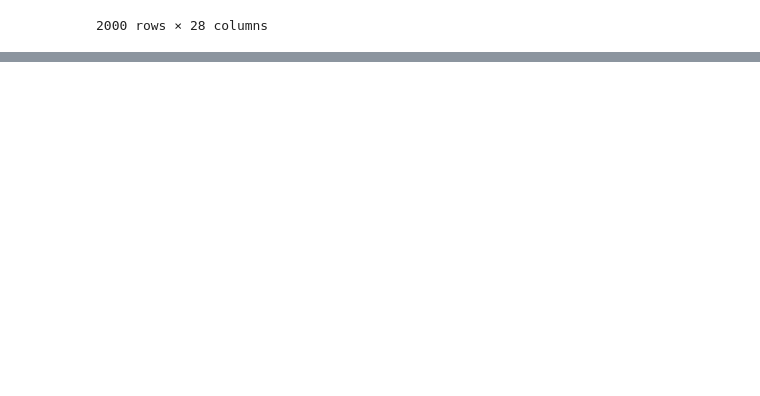
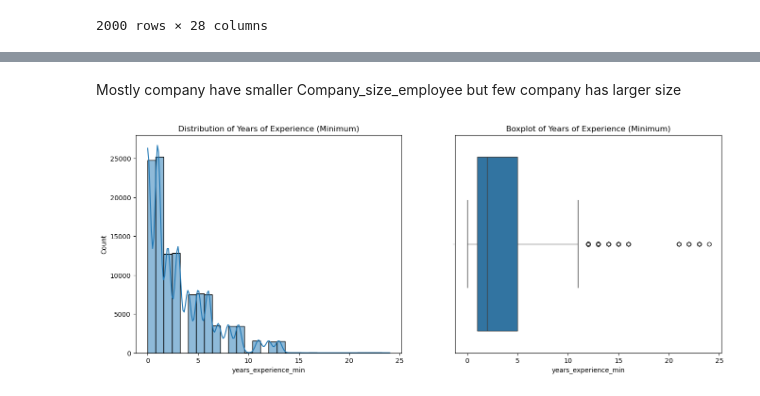
Before and after one commit to varunkumar-2107/MLCoE-Tasks, a Jupyter notebook: Task_1/task.ipynb, the cells around one changed output, grey strips where cells are left out. Drawn from its saved outputs; the diff is of its cells as text; code cells hidden in the pictures; blank space fills up the shorter version.

```diff
--- a/Task_1/task.ipynb
+++ b/Task_1/task.ipynb
@@ -117,0 +108,3 @@ df[df["job_id"].duplicated()].sort_values("job_id")
+# %%
+df.drop_duplicates(subset=["job_id"], inplace=True)
+df["job_id"].duplicated().sum()
@@ -117,0 +139,5 @@ df[df["job_id"].duplicated()].sort_values("job_id")
+# %%
+df["layoff_within_12_months_flag"] = df["layoff_within_12_months_flag"].map({'N':"No", '0' : "No", '1' : "Yes" ,'False':"No" ,'Y':"Yes", 'True':"Yes"})
+df["visa_sponsorship_offered"] = df["visa_sponsorship_offered"].map({'N':"No", '0' : "No", '1' : "Yes" ,'False':"No" ,'Y':"Yes", 'True':"Yes"})
+print(df["layoff_within_12_months_flag"].unique())
+print(df["visa_sponsorship_offered"].unique())
@@ -117,0 +163,16 @@ df[df["job_id"].duplicated()].sort_values("job_id")
+# %% [markdown]
+Mostly company have smaller Company_size_employee but few company has larger size
+# %%
+# years_experience_min
+plt.figure(figsize=(16,6))
+plt.subplot(1,2,1)
+sns.histplot(df['years_experience_min'], bins=30, kde=True)
+plt.title('Distribution of Years of Experience (Minimum)')
+
+plt.subplot(1,2,2)
+sns.boxplot(x='years_experience_min', data=df)
+plt.title('Boxplot of Years of Experience (Minimum)')
+
+plt.show()
+# %% [output]
+[figure, added]
```
Also changed, not shown: parts of 23 cells of this notebook.
